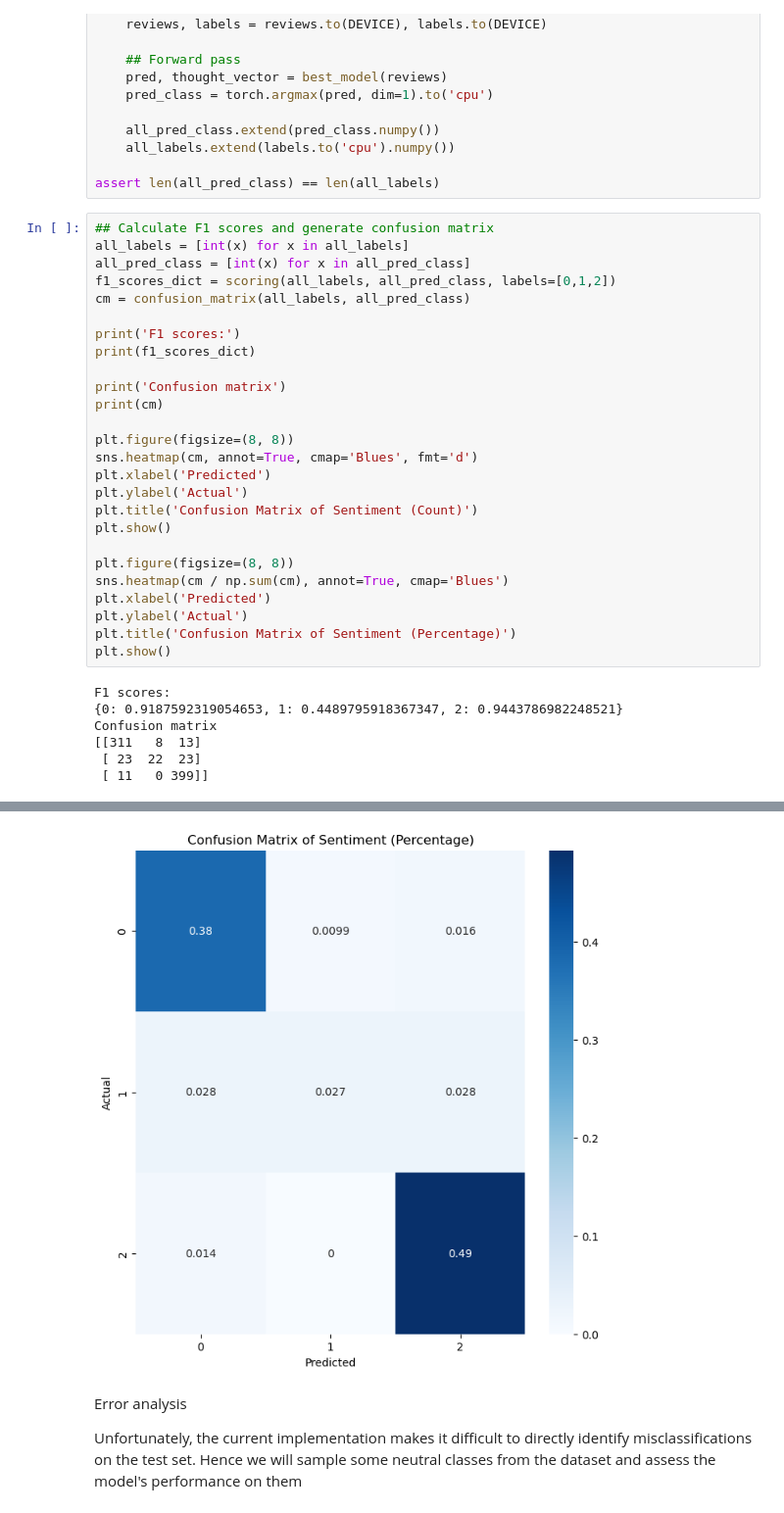
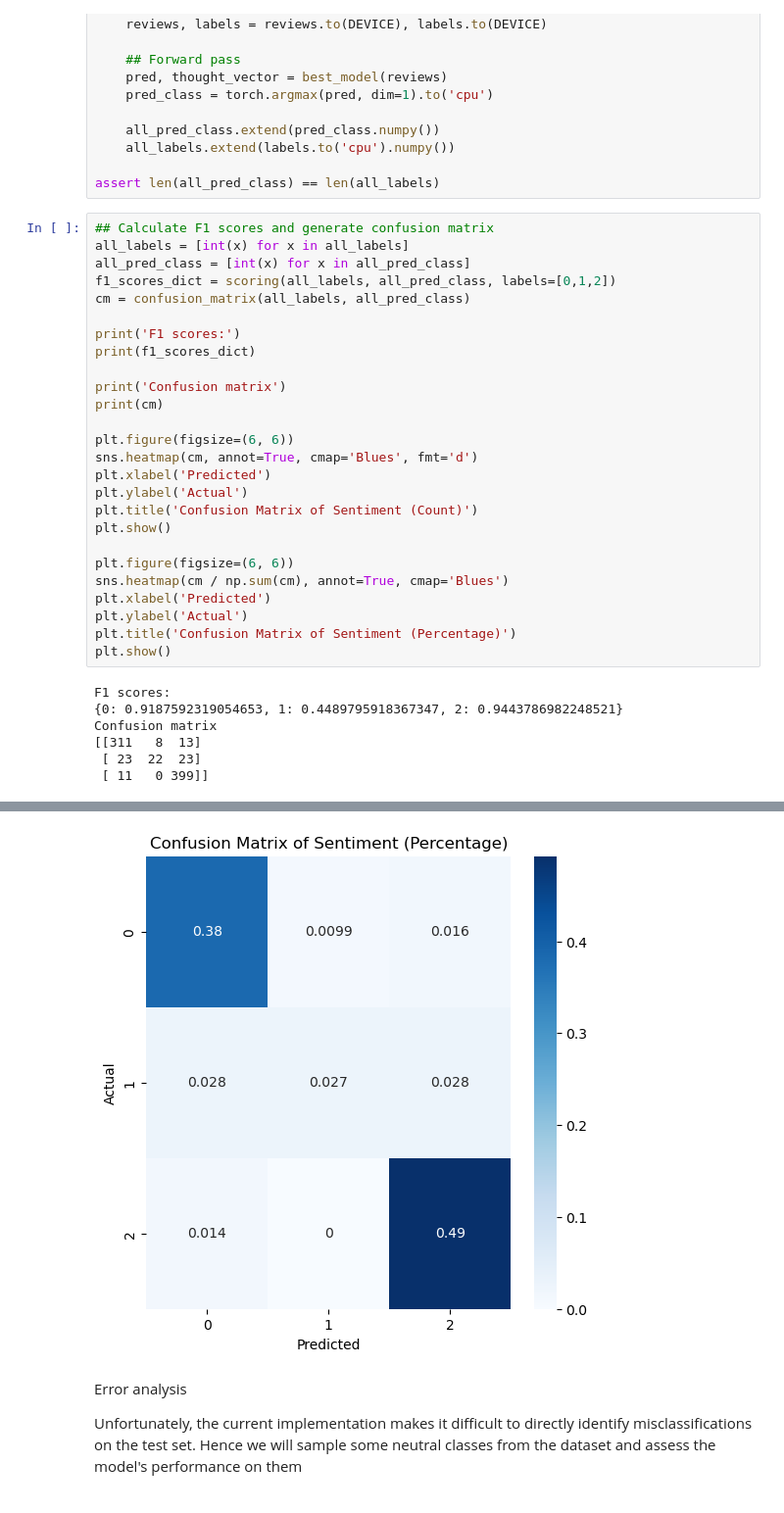
Before and after one commit to yeozs/MannheimDMProject, a Jupyter notebook: zm_lstm - use this.ipynb, the cells around one changed output, grey strips where cells are left out. Shown at 98% size. Cells and saved outputs as stored; diff of their text form.

```diff
--- a/zm_lstm - use this.ipynb
+++ b/zm_lstm - use this.ipynb
@@ -311,14 +311,14 @@ print(f1_scores_dict)
 print('Confusion matrix')
 print(cm)
 
-plt.figure(figsize=(8, 8))
+plt.figure(figsize=(6, 6))
 sns.heatmap(cm, annot=True, cmap='Blues', fmt='d')
 plt.xlabel('Predicted')
 plt.ylabel('Actual')
 plt.title('Confusion Matrix of Sentiment (Count)')
 plt.show()
 
-plt.figure(figsize=(8, 8))
+plt.figure(figsize=(6, 6))
 sns.heatmap(cm / np.sum(cm), annot=True, cmap='Blues')
 plt.xlabel('Predicted')
 plt.ylabel('Actual')
@@ -335,4 +335,4 @@ Confusion matrix
-[figure, old version]
+[figure, new version]
 # %% [markdown]
 Error analysis
 
```
Also changed, not shown: parts of 4 cells of this notebook.
